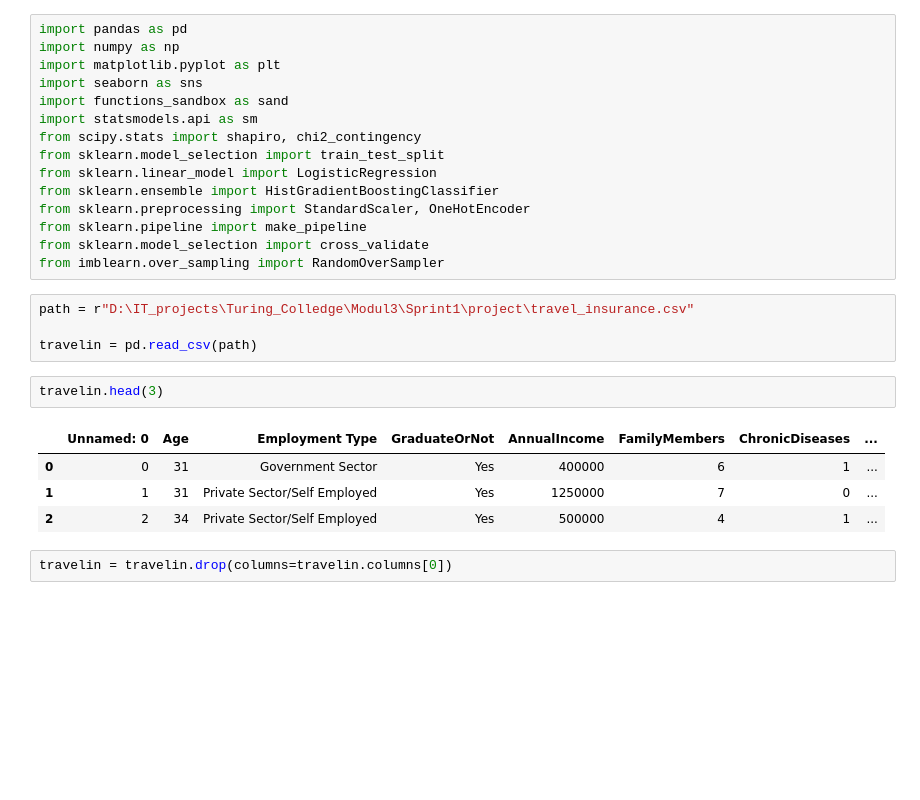
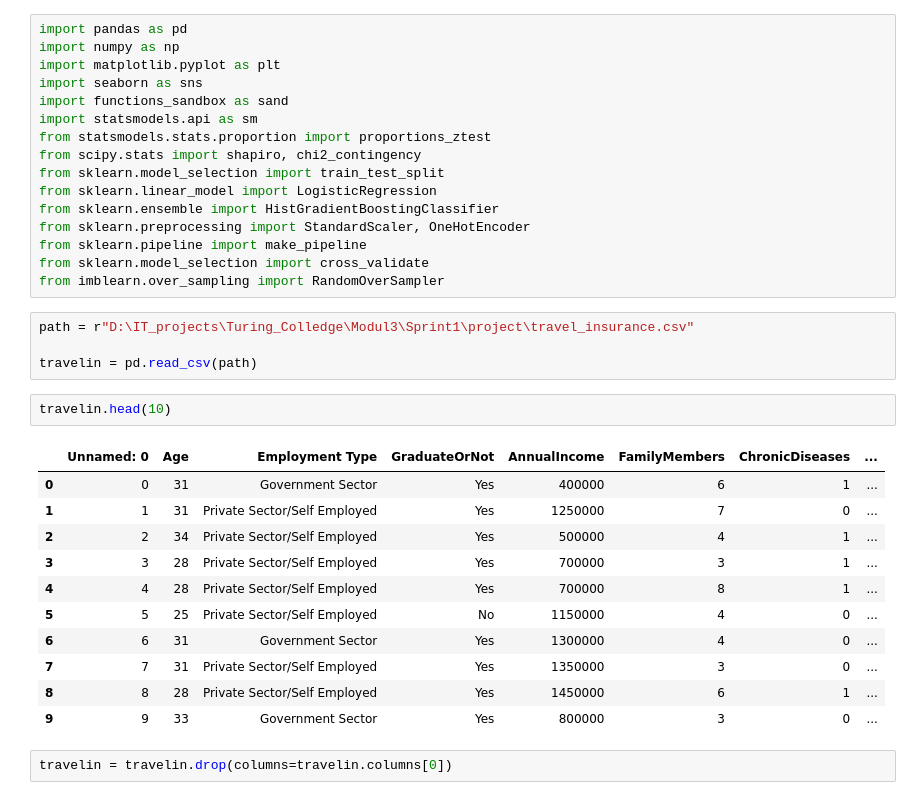
Before and after one commit to ShariYo/Modul3_Sprint1, a Jupyter notebook: project/main.ipynb, the cells around one changed output. Cells and saved outputs as stored; diff of their text form; blank space fills up the shorter version.

```diff
--- a/project/main.ipynb
+++ b/project/main.ipynb
@@ -5,6 +5,7 @@ import matplotlib.pyplot as plt
 import seaborn as sns
 import functions_sandbox as sand
 import statsmodels.api as sm
+from statsmodels.stats.proportion import proportions_ztest
 from scipy.stats import shapiro, chi2_contingency
 from sklearn.model_selection import train_test_split
 from sklearn.linear_model import LogisticRegression
@@ -18,12 +19,19 @@ path = r"D:\IT_projects\Turing_Colledge\Modul3\Sprint1\project\travel_insurance.
 
 travelin = pd.read_csv(path)
 # %%
-travelin.head(3)
+travelin.head(10)
 # %% [output]
 |  | Unnamed: 0 | Age | Employment Type | GraduateOrNot | AnnualIncome | FamilyMembers | ChronicDiseases | ... |
 | 0 | 0 | 31 | Government Sector | Yes | 400000 | 6 | 1 | ... |
 | 1 | 1 | 31 | Private Sector/Self Employed | Yes | 1250000 | 7 | 0 | ... |
 | 2 | 2 | 34 | Private Sector/Self Employed | Yes | 500000 | 4 | 1 | ... |
+| 3 | 3 | 28 | Private Sector/Self Employed | Yes | 700000 | 3 | 1 | ... |
+| 4 | 4 | 28 | Private Sector/Self Employed | Yes | 700000 | 8 | 1 | ... |
+| 5 | 5 | 25 | Private Sector/Self Employed | No | 1150000 | 4 | 0 | ... |
+| 6 | 6 | 31 | Government Sector | Yes | 1300000 | 4 | 0 | ... |
+| 7 | 7 | 31 | Private Sector/Self Employed | Yes | 1350000 | 3 | 0 | ... |
+| 8 | 8 | 28 | Private Sector/Self Employed | Yes | 1450000 | 6 | 1 | ... |
+| 9 | 9 | 33 | Government Sector | Yes | 800000 | 3 | 0 | ... |
 # %%
 travelin = travelin.drop(columns=travelin.columns[0])
 # %%
```
Also changed, not shown: parts of 12 cells of this notebook, 1 other file.
